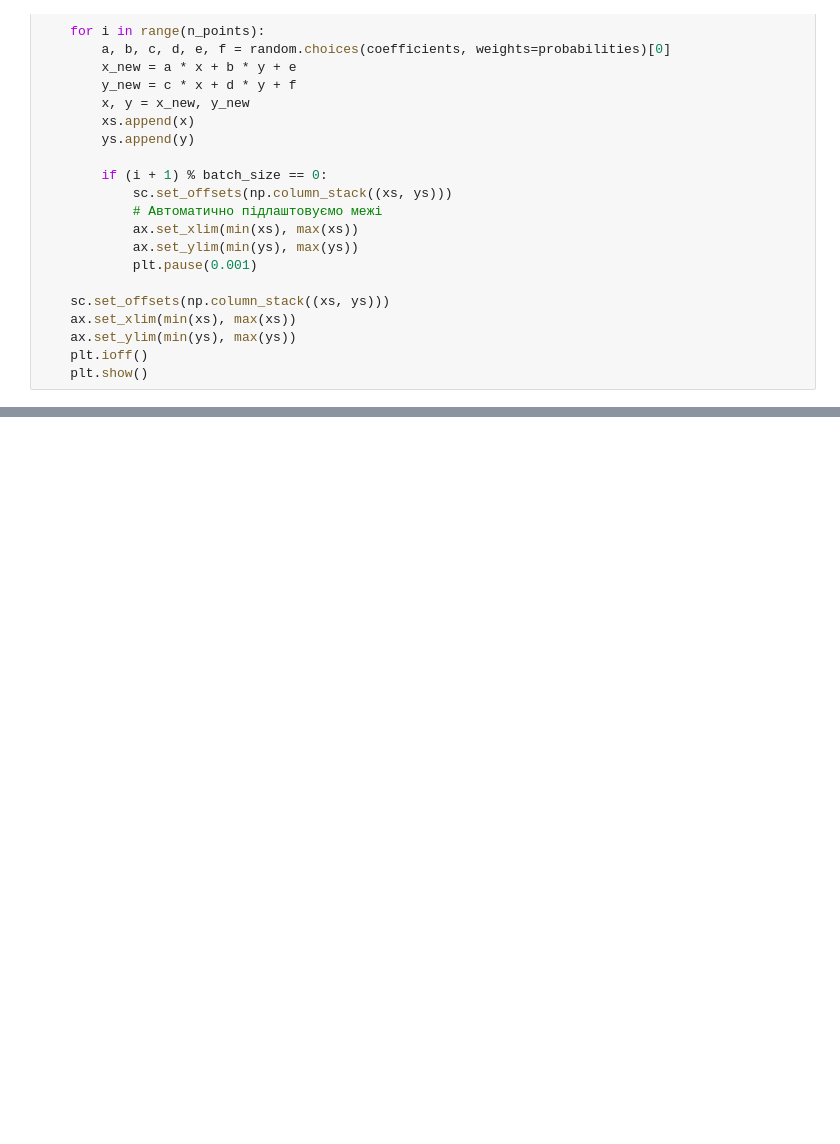
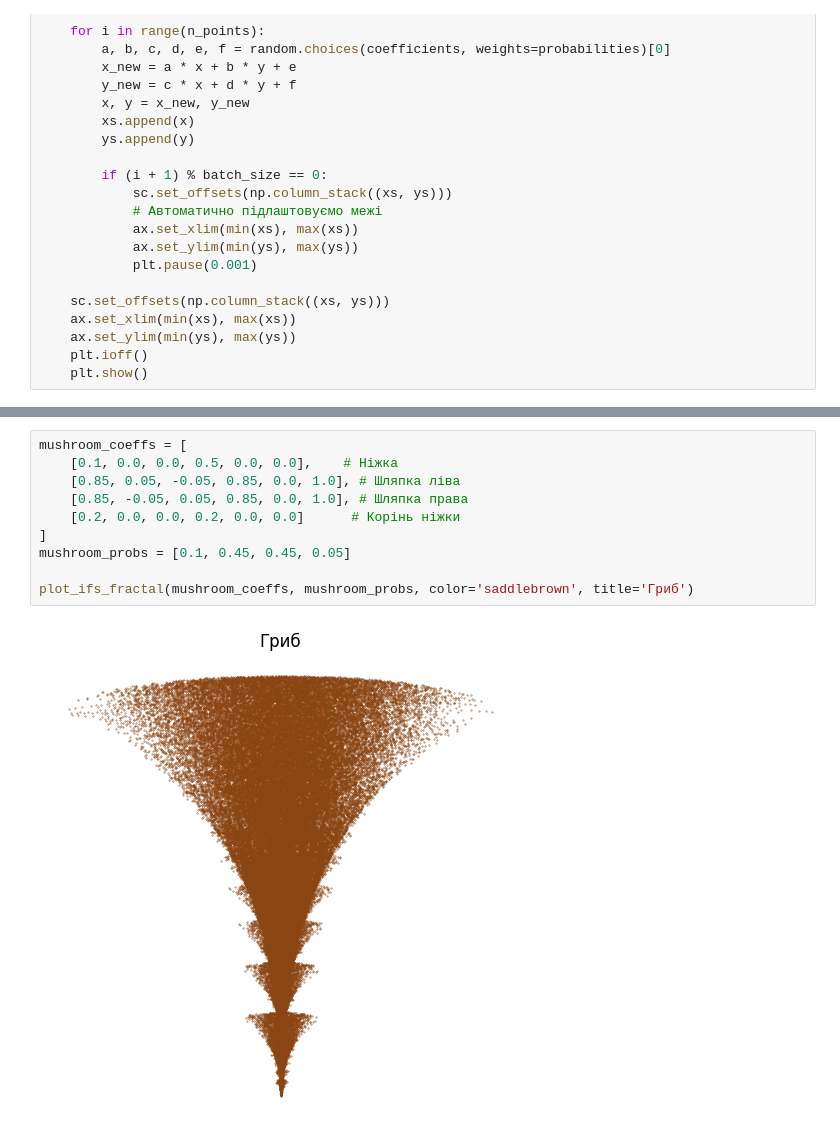
Before and after one commit to Angelina-Grbchh/Computer-Vision-Basics-Part2, a Jupyter notebook: Lab 6/lab6.ipynb, the cells around one changed output, grey strips where cells are left out. Cells and saved outputs as stored; diff of their text form; blank space fills up the shorter version.

```diff
--- a/Lab 6/lab6.ipynb
+++ b/Lab 6/lab6.ipynb
@@ -323,0 +349,12 @@ plot_ifs_dynamic(fir_coeffs, fir_probs, n_points=5000, batch_size=10000, color='
+# %%
+mushroom_coeffs = [
+    [0.1, 0.0, 0.0, 0.5, 0.0, 0.0],    # Ніжка
+    [0.85, 0.05, -0.05, 0.85, 0.0, 1.0], # Шляпка ліва
+    [0.85, -0.05, 0.05, 0.85, 0.0, 1.0], # Шляпка права
+    [0.2, 0.0, 0.0, 0.2, 0.0, 0.0]      # Корінь ніжки
+]
+mushroom_probs = [0.1, 0.45, 0.45, 0.05]
+
+plot_ifs_fractal(mushroom_coeffs, mushroom_probs, color='saddlebrown', title='Гриб')
+# %% [output]
+[figure, added]
```
Also changed, not shown: parts of 22 cells of this notebook.
